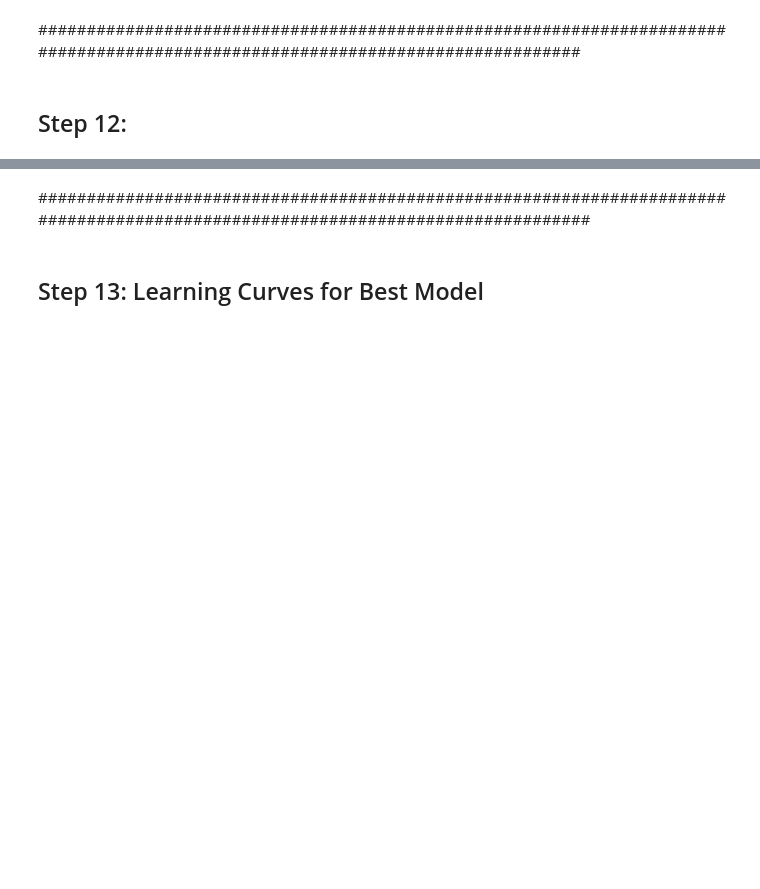
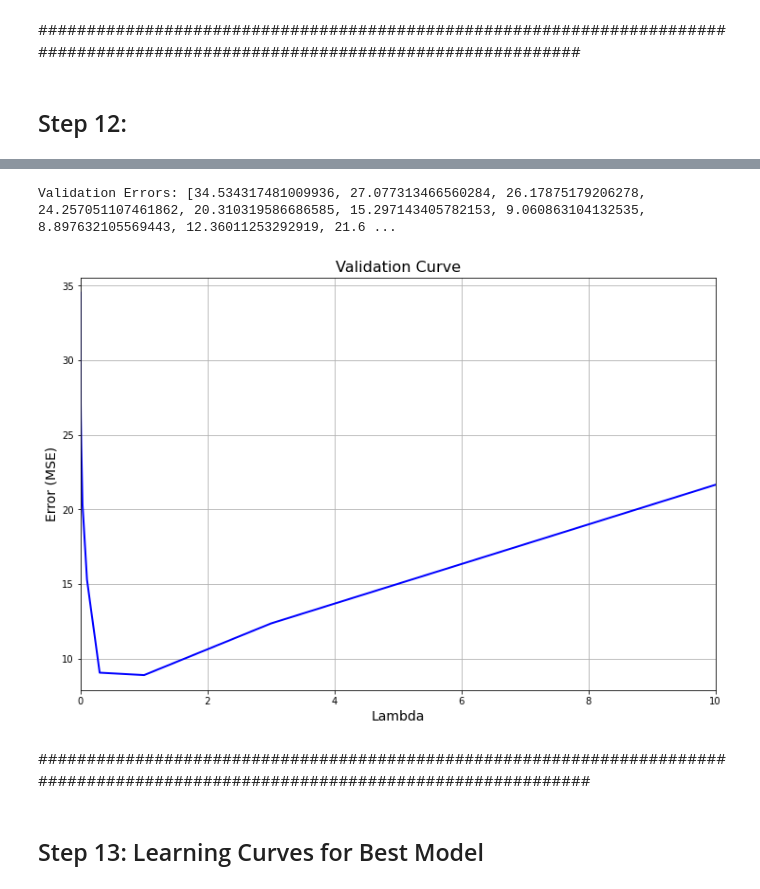
Before and after one commit to bethanie13/Machine-Learning-Linear-Regression, a Jupyter notebook: Lab2_Williams.ipynb, the cells around one changed output, grey strips where cells are left out. Drawn from its saved outputs; the diff is of its cells as text; code cells hidden in the pictures; blank space fills up the shorter version.

```diff
--- a/Lab2_Williams.ipynb
+++ b/Lab2_Williams.ipynb
@@ -524,11 +525,11 @@ def poly_learning_curves(theta, x, y, x_val, y_val, lamb = 0):
     plt.ylabel('Error')
     plt.legend()
 # %%
-x_poly = poly_normalize(x_train, degree)[1]
+x_poly_train = poly_normalize(x_train, degree)[1]
 x_poly_val = poly_normalize(x_val, degree)[1]
 x_poly_test = poly_normalize(x_test, degree)[1]
-starting_theta = np.ones((x_poly.shape[1], 1))
-poly_learning_curves(starting_theta, x_poly, y_train, x_poly_val, y_val)
+starting_theta = np.ones((x_poly_train.shape[1], 1))
+poly_learning_curves(starting_theta, x_poly_train, y_train, x_poly_val, y_val)
 # %% [output]
 [figure]
 # %% [markdown]
@@ -620,3 +539,22 @@ plt.show()
+# %%
+lambda_values = [0, 0.001, 0.003, 0.01, 0.03, 0.1, 0.3, 1, 3, 10];
+validation_error = []
+for lamb in lambda_values:
+    initial_theta = np.ones((x_poly_val.shape[1], 1))
+    theta = optimal_theta(initial_theta,x_poly_train, y_train, lamb)
+    validation_error.append(cost_jtheta(theta, x_poly_val, y_val, lamb)[0])
+
+print("Validation Errors:", validation_error)
+plt.plot(lambda_values, validation_error, c="b", linewidth=2)
+plt.axis([0, len(lambda_values), min(validation_error)-1, max(validation_error)+1])
+plt.grid()
+plt.xlabel("Lambda", fontsize=14)
+plt.ylabel("Error (MSE)", fontsize=14)
+plt.title("Validation Curve", fontsize=16)
+plt.show()
+# %% [output]
+Validation Errors: [34.534317481009936, 27.077313466560284, 26.17875179206278, 24.257051107461862, 20.310319586686585, 15.297143405782153, 9.060863104132535, 8.897632105569443, 12.36011253292919, 21.6 ...
+[figure, added]
 # %% [markdown]
 ################################################################################################################################
 # %% [markdown]
```
Also changed, not shown: parts of 12 cells of this notebook, 1 other file.
